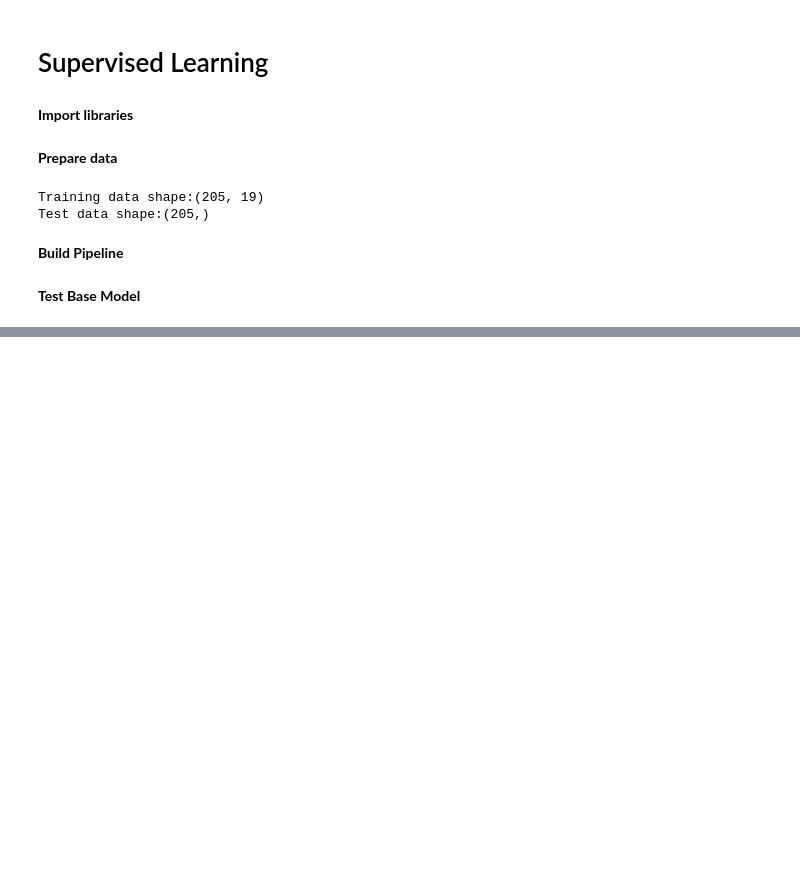
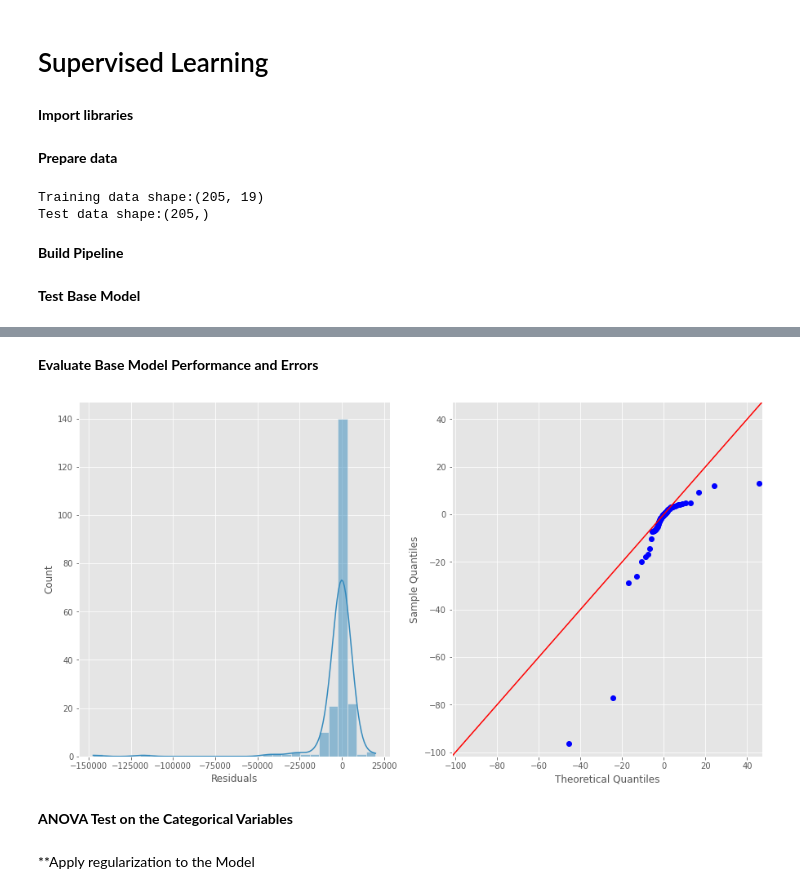
Before and after one commit to KishenSharma6/CarPricesPrediction, a Jupyter notebook: Notebooks/Modeling/20201022_Modeling.ipynb, the cells around one changed output, grey strips where cells are left out. Drawn from its saved outputs; the diff is of its cells as text; code cells hidden in the pictures; blank space fills up the shorter version.

```diff
--- a/Notebooks/Modeling/20201022_Modeling.ipynb
+++ b/Notebooks/Modeling/20201022_Modeling.ipynb
@@ -176,0 +129,20 @@ BaseRegressorResids
+# %%
+#Create dictionary containing BaseRegressorPredictions and y
+BaseRegressorDict= {'Predictions': BaseRegressorPredictions,
+                   'Actual': list(y)}
+
+#Convert dictionary into dataframe
+BaseRegressorResids= pd.DataFrame(data=BaseRegressorDict, columns= ['Predictions', 'Actual'])
+
+#Read in lambda variable from boxcox transformation done in preprocessing file
+lmbda= yaml_data.base.xglobal.lmbda
+
+#Create dataframe BaseRegressorResids to store actual and predictions. Inverse boxcox. Calculate residuals
+BaseRegressorResids= pd.DataFrame(data=BaseRegressorDict, columns= ['Predictions', 'Actual'])
+
+from scipy.special import inv_boxcox
+BaseRegressorResids = BaseRegressorResids.apply(lambda x: inv_boxcox(x, lmbda))
+BaseRegressorResids['Residuals']= BaseRegressorResids['Actual']- BaseRegressorResids['Predictions']
+
+#Check
+display(BaseRegressorResids.head())
@@ -176,0 +156,23 @@ BaseRegressorResids
+# %% [markdown]
+**Evaluate Base Model Performance and Errors**
+# %%
+#Import visualization module
+from src.Visualization.visualize import EDA_Viz, set_aesthetics
+
+#Init EDA_Viz object
+BRResidsViz= EDA_Viz(BaseRegressorResids)
+
+#Create figure
+f, ax= plt.subplots(1,2, figsize= (15,8))
+
+#Add residual plots to fig
+BRResidsViz.histogram(feature= 'Residuals', ax= ax[0])
+BRResidsViz.qqplot('Residuals', ax= ax[1]);
+
+#Set plot aesthetics
+# %% [output]
+[figure, added]
+# %% [markdown]
+**ANOVA Test on the Categorical Variables**
+# %% [markdown]
+**Apply regularization to the Model
```
Also changed, not shown: parts of 6 cells of this notebook, 2 other files.
